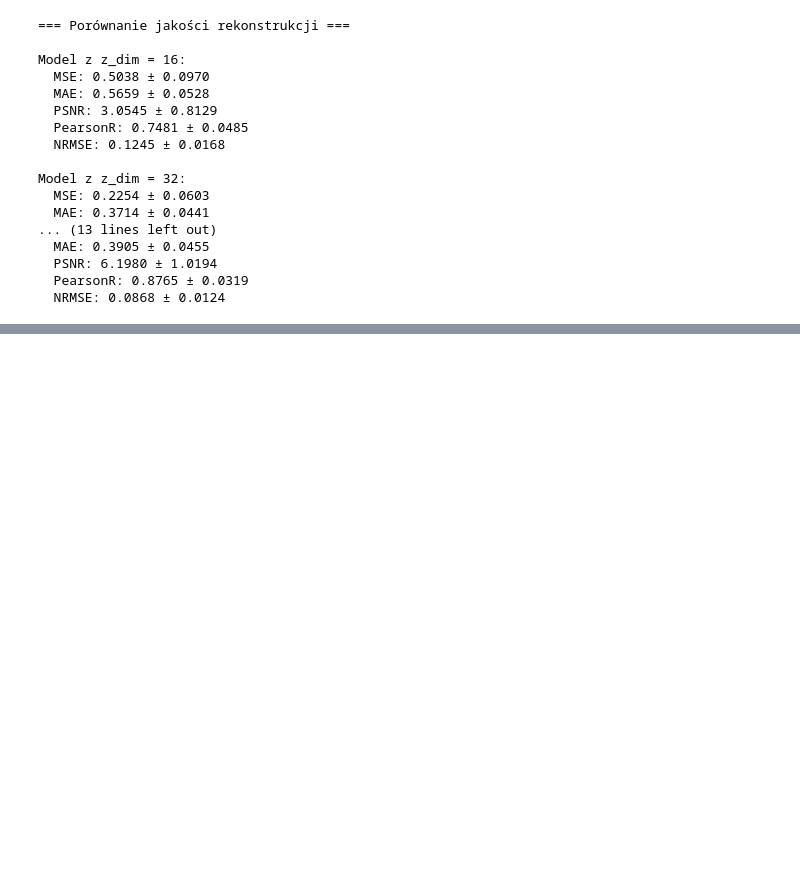
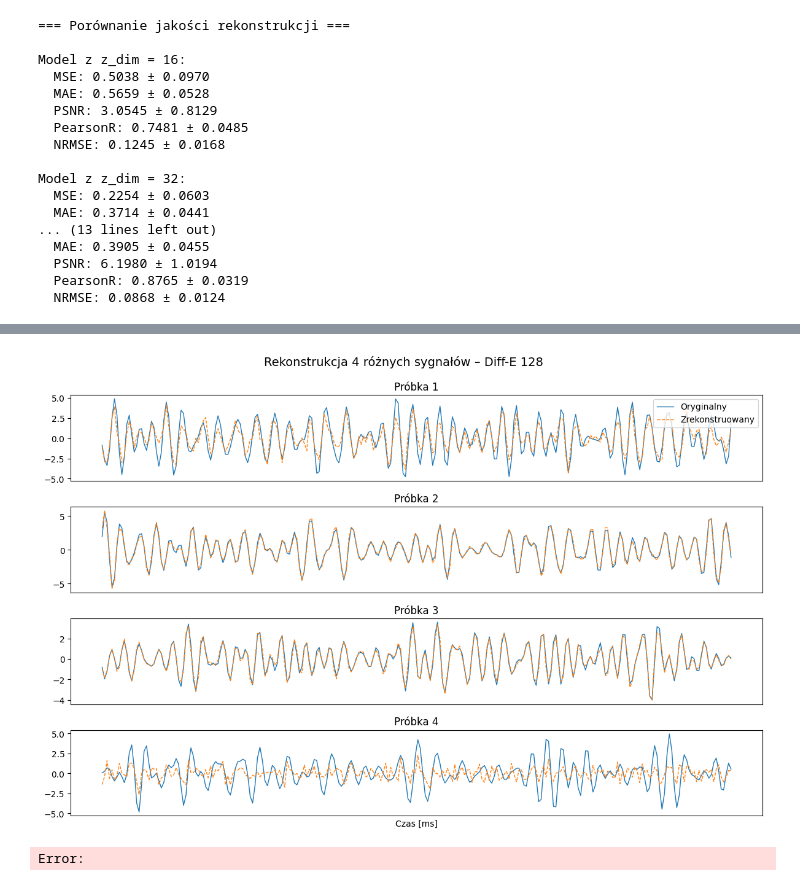
Before and after one commit to Nightbaka/mind-reader, a Jupyter notebook: experiments/vaeeg_experiments.ipynb, the cells around one changed output, grey strips where cells are left out. Saved outputs shown, nothing was run; the diff lists cells and outputs as text; code cells hidden in the pictures; blank space fills up the shorter version.

```diff
--- a/experiments/vaeeg_experiments.ipynb
+++ b/experiments/vaeeg_experiments.ipynb
@@ -274,0 +532,43 @@ Model z z_dim = 32:
+# %%
+import matplotlib.pyplot as plt
+import torch
+
+# Założenie: masz wcześniej zdefiniowane: SEED, test_dl, trainers, device
+torch.manual_seed(SEED)
+
+# Wybierz model do wizualizacji – np. pierwszy z `trainers`
+model_key = list(trainers.keys())[0]
+trainer = trainers[model_key]
+model = trainer.model
+model.eval()
+
+# Pobierz jedną paczkę danych testowych
+x_batch = next(iter(test_dl)).to(device)
+
+num_samples = 4  # Liczba sygnałów do pokazania
+fig, axs = plt.subplots(num_samples, 1, figsize=(12, 8))
+
+with torch.no_grad():
+    x_fake, *_ = model(x_batch)
+    x_real = x_batch.detach().cpu()
+    x_fake = x_fake.detach().cpu()
+
+shift = 22
+for i in range(num_samples):
+    ch_real = x_real[i+ shift, 0]  # Kanał 0
+    ch_fake = x_fake[i+ shift, 0]  # Kanał 0
+
+    axs[i].plot(ch_real, label='Oryginalny', linewidth=1)
+    axs[i].plot(ch_fake, label='Zrekonstruowany', linestyle='--', linewidth=1)
+    axs[i].set_title(f"Próbka {i + 1}")
+    axs[i].set_xticks([])
+
+axs[-1].set_xlabel("Czas [ms]")
+axs[0].legend()
+fig.suptitle(f"Rekonstrukcja 4 różnych sygnałów – Diff-E 128", fontsize=14)
+plt.tight_layout()
+plt.subplots_adjust(top=0.9)
+plt.show()
+# %% [output]
+[figure, added]
+Error:
```
Also changed, not shown: parts of 12 cells of this notebook, 1 other file.
